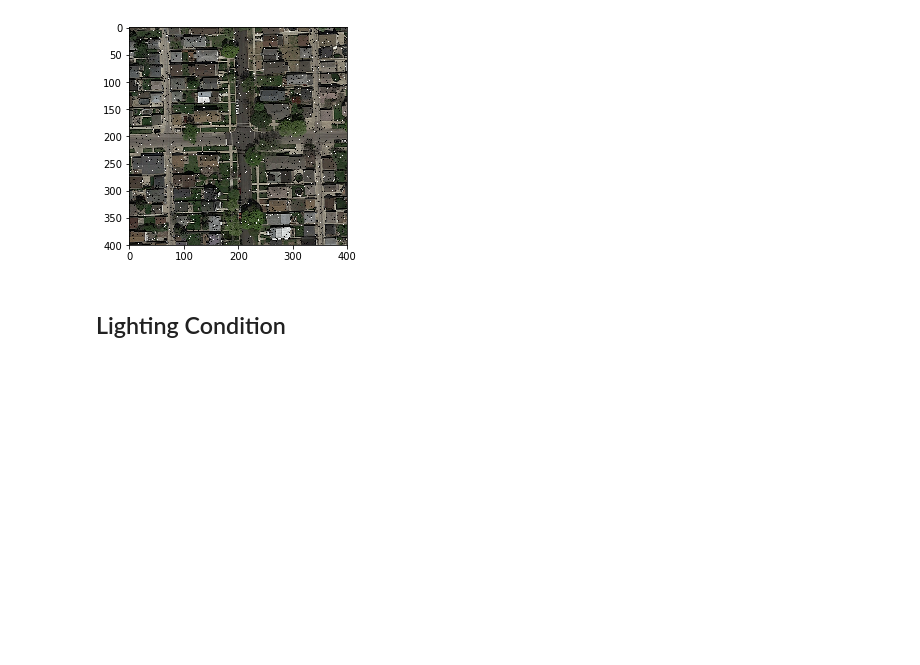
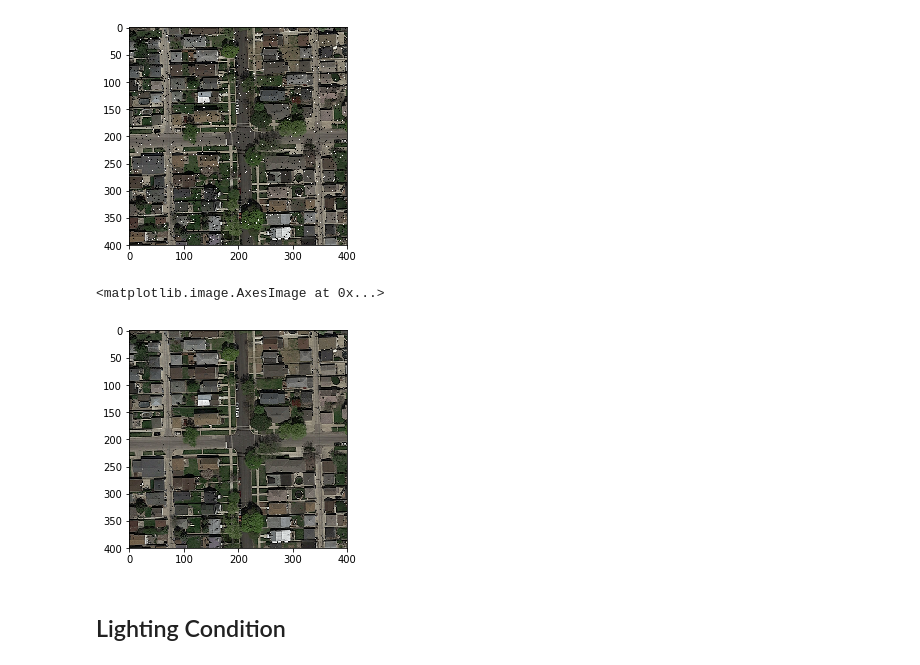
Before and after one commit to martvo/CS-433---Machine-Learning, a Jupyter notebook: project2/project_road_segmentation/mimmi.ipynb, the cells around one changed output. Drawn from its saved outputs; the diff is of its cells as text; code cells hidden in the pictures; blank space fills up the shorter version.

```diff
--- a/project2/project_road_segmentation/mimmi.ipynb
+++ b/project2/project_road_segmentation/mimmi.ipynb
@@ -250,6 +266,11 @@ plt.imshow(salt_pepper_noise_imgs[0])
 # %% [output]
 <matplotlib.image.AxesImage at 0x...>
 [figure]
+# %%
+plt.imshow(imgs[0])
+# %% [output]
+<matplotlib.image.AxesImage at 0x...>
+[figure, added]
 # %% [markdown]
 ## Lighting Condition
 # %%
```
Also changed, not shown: parts of 21 cells of this notebook.
